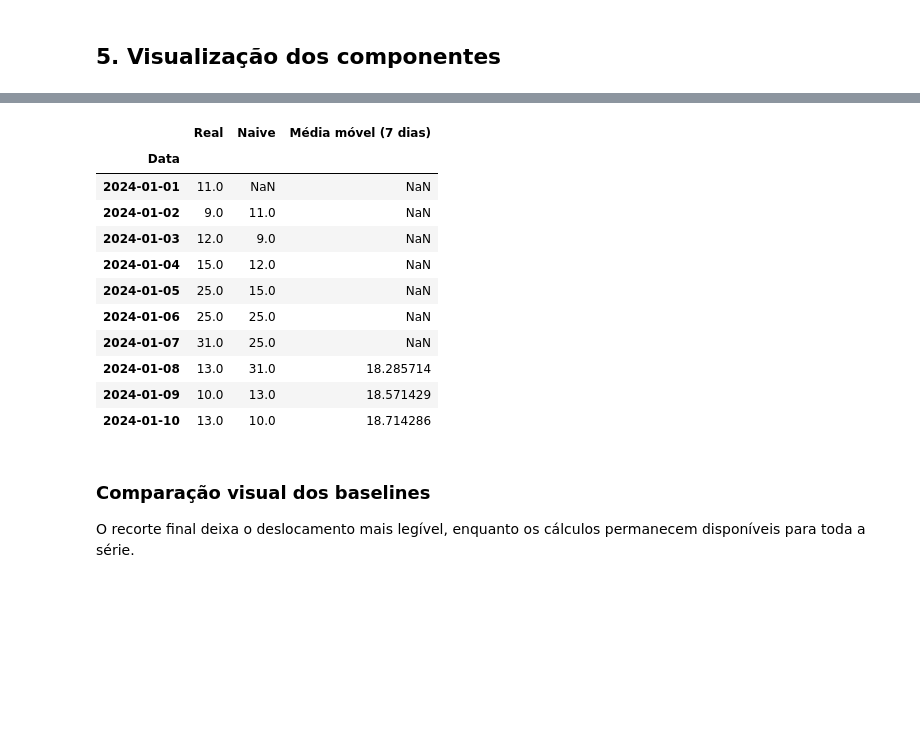
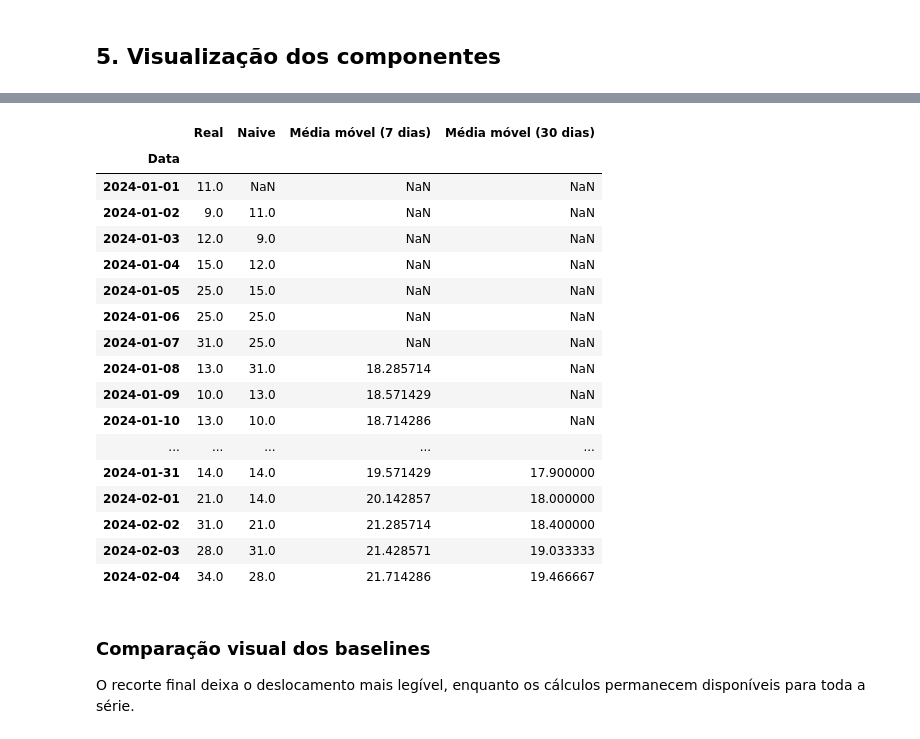
Before and after one commit to matheusesdev/mecaniQA-salvador, a Jupyter notebook: notebooks/oat1_compreensao_baseline.ipynb, the cells around one changed output, grey strips where cells are left out. Drawn from its saved outputs; the diff is of its cells as text; code cells hidden in the pictures; blank space fills up the shorter version.

```diff
--- a/notebooks/oat1_compreensao_baseline.ipynb
+++ b/notebooks/oat1_compreensao_baseline.ipynb
@@ -94,6 +101,12 @@ A base possui valores ausentes, um valor extremo de **150** em `Trocas_Oleo` e v
 # %%
-df = df.sort_values("Data")
-df.set_index("Data", inplace=True)
+df_original = df.copy()
+df, relatorio_limpeza = tratar_dados_mecaniqa(df_original)
 
+print("Relatório da limpeza:")
+for item, quantidade in relatorio_limpeza.items():
+    print(f"- {item}: {quantidade}")
+print(f"Valores ausentes após a limpeza: {int(df.isna().sum().sum())}")
+print(f"Maior valor de Trocas_Oleo após a limpeza: {df['Trocas_Oleo'].max():.2f}")
+print(f"Menor valor de Manutencao_Motor após a limpeza: {df['Manutencao_Motor'].min():.2f}")
 df.head()
 # %% [output]
@@ -107,7 +128,7 @@ df.head()
 # %% [markdown]
 ## 3. Série temporal de Trocas de Óleo
 # %%
-serie_trocas_oleo = df["Trocas_Oleo"].resample("D").sum(min_count=1)
+serie_trocas_oleo = df["Trocas_Oleo"].copy()
 
 serie_trocas_oleo.head()
 # %% [output]
@@ -172,36 +189,25 @@ O modelo Naive repete o valor do dia anterior. A média móvel usa os sete valor
 # %%
-def modelo_naive(serie):
-    return serie.shift(1)
-
-
-def modelo_media_movel(serie, janela=7):
-    return serie.shift(1).rolling(window=janela).mean()
-
-
-# ffill preserva a ordem temporal: um vazio recebe o último valor conhecido.
-serie_historica = serie_trocas_oleo.ffill()
-previsao_naive = modelo_naive(serie_historica)
-previsao_media_movel_7 = modelo_media_movel(serie_historica, janela=7)
-
-previsoes_baseline = pd.DataFrame({
-    "Real": serie_trocas_oleo,
-    "Naive": previsao_naive,
-    "Média móvel (7 dias)": previsao_media_movel_7,
-})
-previsoes_baseline.head(10)
+previsoes_baseline = criar_baselines(serie_trocas_oleo)
+previsoes_baseline.head(35)
 # %% [output]
-|  | Real | Naive | Média móvel (7 dias) |
-| Data |  |  |  |
-| 2024-01-01 | 11.0 | NaN | NaN |
-| 2024-01-02 | 9.0 | 11.0 | NaN |
-| 2024-01-03 | 12.0 | 9.0 | NaN |
-| 2024-01-04 | 15.0 | 12.0 | NaN |
-| 2024-01-05 | 25.0 | 15.0 | NaN |
-| 2024-01-06 | 25.0 | 25.0 | NaN |
-| 2024-01-07 | 31.0 | 25.0 | NaN |
-| 2024-01-08 | 13.0 | 31.0 | 18.285714 |
-| 2024-01-09 | 10.0 | 13.0 | 18.571429 |
-| 2024-01-10 | 13.0 | 10.0 | 18.714286 |
+|  | Real | Naive | Média móvel (7 dias) | Média móvel (30 dias) |
+| Data |  |  |  |  |
+| 2024-01-01 | 11.0 | NaN | NaN | NaN |
+| 2024-01-02 | 9.0 | 11.0 | NaN | NaN |
+| 2024-01-03 | 12.0 | 9.0 | NaN | NaN |
+| 2024-01-04 | 15.0 | 12.0 | NaN | NaN |
+| 2024-01-05 | 25.0 | 15.0 | NaN | NaN |
+| 2024-01-06 | 25.0 | 25.0 | NaN | NaN |
+| 2024-01-07 | 31.0 | 25.0 | NaN | NaN |
+| 2024-01-08 | 13.0 | 31.0 | 18.285714 | NaN |
+| 2024-01-09 | 10.0 | 13.0 | 18.571429 | NaN |
+| 2024-01-10 | 13.0 | 10.0 | 18.714286 | NaN |
+| ... | ... | ... | ... | ... |
+| 2024-01-31 | 14.0 | 14.0 | 19.571429 | 17.900000 |
+| 2024-02-01 | 21.0 | 14.0 | 20.142857 | 18.000000 |
+| 2024-02-02 | 31.0 | 21.0 | 21.285714 | 18.400000 |
+| 2024-02-03 | 28.0 | 31.0 | 21.428571 | 19.033333 |
+| 2024-02-04 | 34.0 | 28.0 | 21.714286 | 19.466667 |
 # %% [markdown]
 ### Comparação visual dos baselines
 
```
Also changed, not shown: parts of 7 cells of this notebook, 3 other files.
